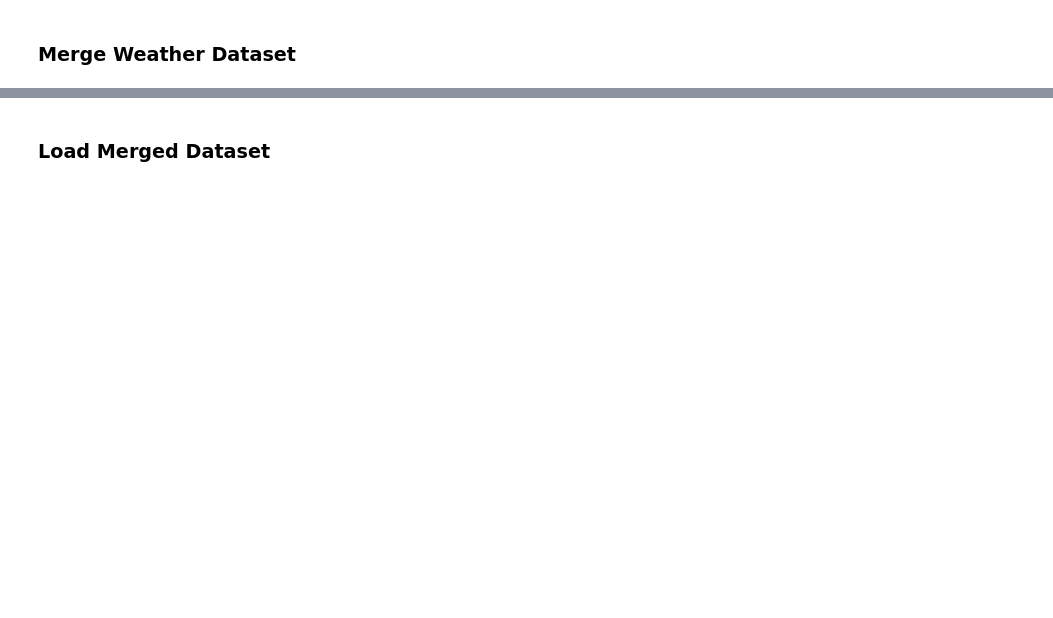
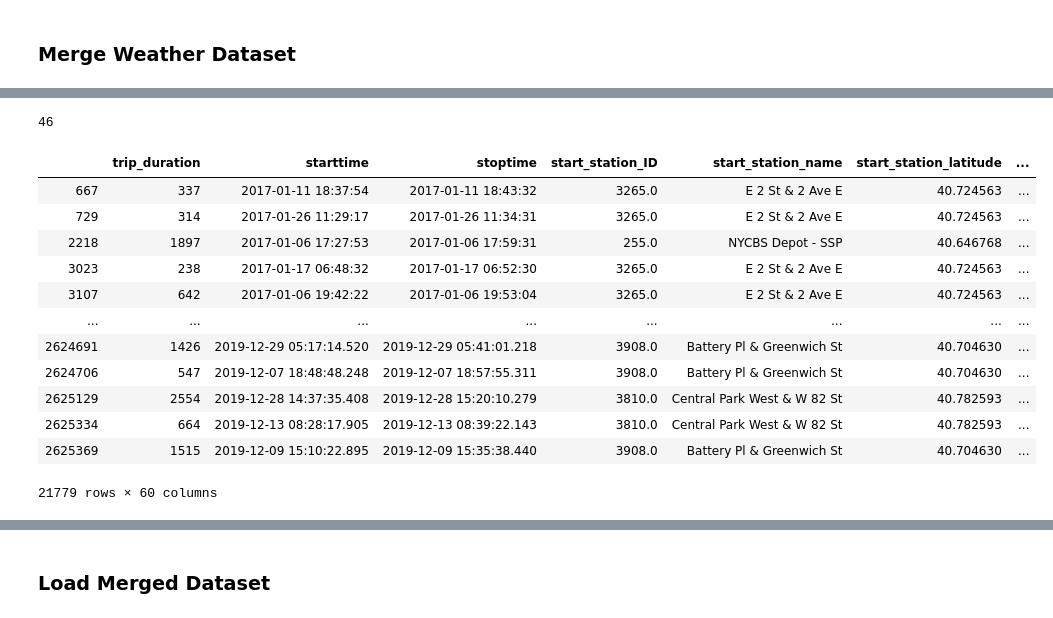
Before and after one commit to zhangym1256/Citi-Bike-Capstone, a Jupyter notebook: may/data_extraction.ipynb, the cells around one changed output, grey strips where cells are left out. Cells and saved outputs as stored; diff of their text form; code cells hidden in the pictures; blank space fills up the shorter version.

```diff
--- a/may/data_extraction.ipynb
+++ b/may/data_extraction.ipynb
@@ -191,0 +295,3 @@ test_df_weather = test_df.merge(weather,how='left',
+# %%
+dock_station = pd.read_csv('dock_station.csv',usecols=['start_station_name','capacity'])
+dock_station
@@ -191,0 +312,10 @@ test_df_weather = test_df.merge(weather,how='left',
+# %%
+dock_station_merged = dockdf_merged.merge(dock_station,how='left',on=['start_station_name'])
+print(dock_station_merged.tot_docks.isna().sum())
+mask1 = (dock_station_merged['tot_docks']<=10) & (dock_station_merged['capacity']>20)
+dock_station_merged.tot_docks[mask1] = np.nan
+print(dock_station_merged.tot_docks.isna().sum())
+dock_station_merged['tot_docks'] = dock_station_merged['tot_docks'].fillna(dock_station_merged['capacity'])
+dock_station_merged.tot_docks.isna().sum()
+# drop capacity column
+# dock_station_merged.drop(['capacity'],axis=1)
@@ -191,0 +330,30 @@ test_df_weather = test_df.merge(weather,how='left',
+# %%
+# Impute missing values in tot_docks for top200 stations
+missing = list(dock_station_merged.loc[dock_station_merged.tot_docks.isna()]['start_station_ID'].unique())
+for i in missing:
+    missingrows = len(dock_station_merged.loc[(dock_station_merged['start_station_ID']==i) & (dock_station_merged['tot_docks'].isna())])
+    if len(dock_station_merged.loc[(dock_station_merged['start_station_ID']==i)]) != missingrows:
+        mask =  (dock_station_merged['start_station_ID']==i) & (dock_station_merged['tot_docks'].isna())
+        med = dock_station_merged.loc[(dock_station_merged['start_station_ID']==i)]['tot_docks'].median()
+        dock_station_merged.loc[mask,'tot_docks']=dock_station_merged.loc[mask,'tot_docks'].fillna(med)
+dock_station_merged.loc[dock_station_merged.tot_docks.isna()]['start_station_ID'].nunique()
+# %% [output]
+46
+# %%
+# Name is not matching or station is obselete
+missing1 = list(dock_station_merged.loc[dock_station_merged.tot_docks.isna()]['start_station_ID'].unique())
+dock_station_merged.loc[dock_station_merged['start_station_ID'].isin(missing1)]
+# %% [output]
+|  | trip_duration | starttime | stoptime | start_station_ID | start_station_name | start_station_latitude | ... |
+| 667 | 337 | 2017-01-11 18:37:54 | 2017-01-11 18:43:32 | 3265.0 | E 2 St & 2 Ave E | 40.724563 | ... |
+| 729 | 314 | 2017-01-26 11:29:17 | 2017-01-26 11:34:31 | 3265.0 | E 2 St & 2 Ave E | 40.724563 | ... |
+| 2218 | 1897 | 2017-01-06 17:27:53 | 2017-01-06 17:59:31 | 255.0 | NYCBS Depot - SSP | 40.646768 | ... |
+| 3023 | 238 | 2017-01-17 06:48:32 | 2017-01-17 06:52:30 | 3265.0 | E 2 St & 2 Ave E | 40.724563 | ... |
+| 3107 | 642 | 2017-01-06 19:42:22 | 2017-01-06 19:53:04 | 3265.0 | E 2 St & 2 Ave E | 40.724563 | ... |
+| ... | ... | ... | ... | ... | ... | ... | ... |
+| 2624691 | 1426 | 2019-12-29 05:17:14.520 | 2019-12-29 05:41:01.218 | 3908.0 | Battery Pl & Greenwich St | 40.704630 | ... |
+| 2624706 | 547 | 2019-12-07 18:48:48.248 | 2019-12-07 18:57:55.311 | 3908.0 | Battery Pl & Greenwich St | 40.704630 | ... |
+| 2625129 | 2554 | 2019-12-28 14:37:35.408 | 2019-12-28 15:20:10.279 | 3810.0 | Central Park West & W 82 St | 40.782593 | ... |
+| 2625334 | 664 | 2019-12-13 08:28:17.905 | 2019-12-13 08:39:22.143 | 3810.0 | Central Park West & W 82 St | 40.782593 | ... |
+| 2625369 | 1515 | 2019-12-09 15:10:22.895 | 2019-12-09 15:35:38.440 | 3908.0 | Battery Pl & Greenwich St | 40.704630 | ... |
+21779 rows × 60 columns
```
Also changed, not shown: parts of 51 cells of this notebook.
